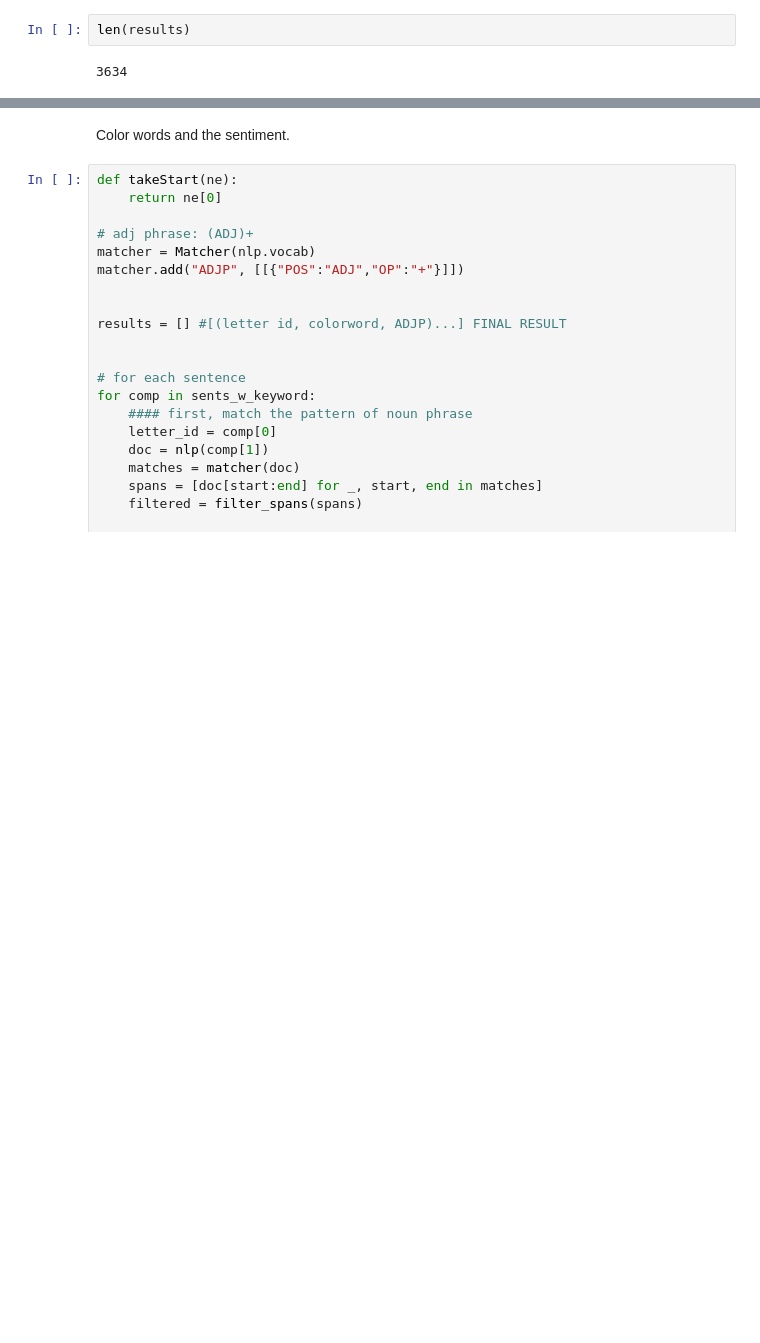
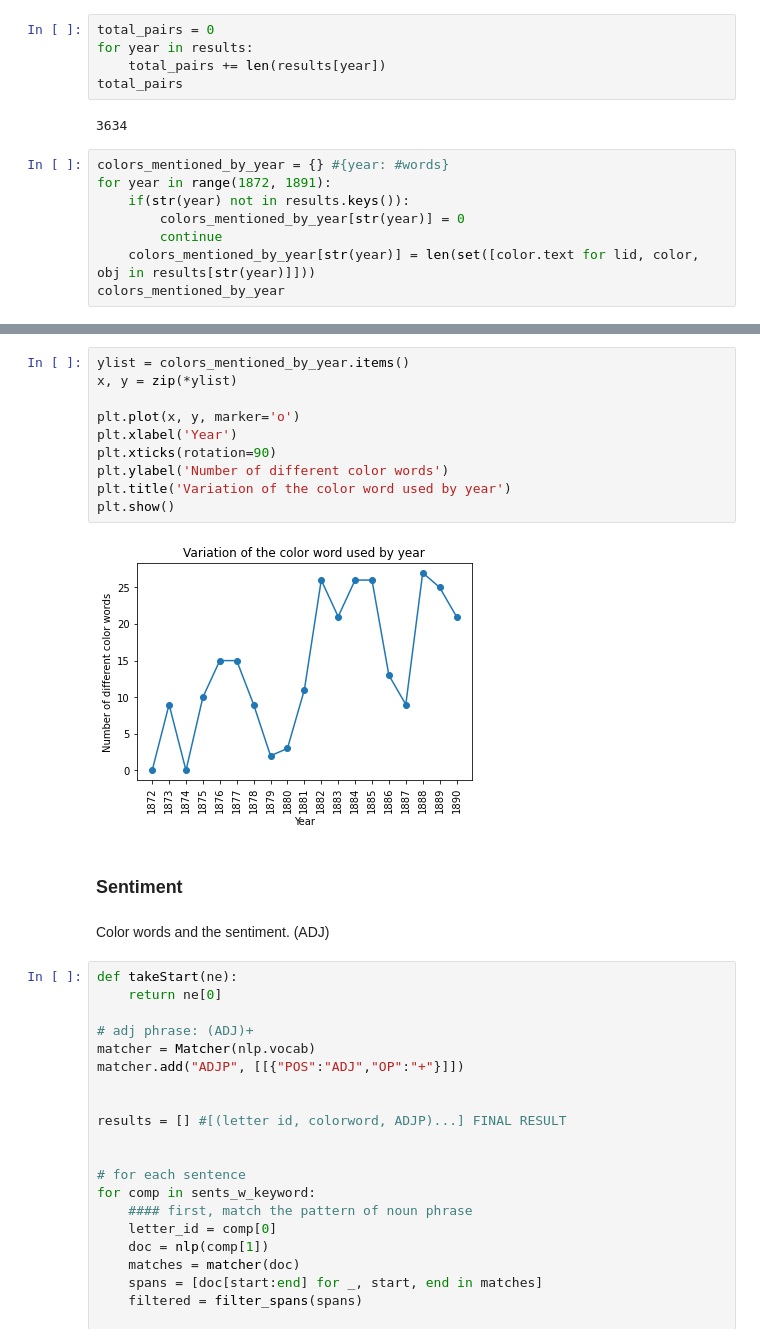
Before and after one commit to Linyhazel/history-and-the-digital, a Jupyter notebook: letter.ipynb, the cells around one changed output, grey strips where cells are left out. Saved outputs shown, nothing was run; the diff lists cells and outputs as text; blank space fills up the shorter version.

```diff
--- a/letter.ipynb
+++ b/letter.ipynb
@@ -234,4 +275,15 @@ results
 # %%
-len(results)
+total_pairs = 0
+for year in results:
+    total_pairs += len(results[year])
+total_pairs
 # %% [output]
 3634
+# %%
+colors_mentioned_by_year = {} #{year: #words}
+for year in range(1872, 1891):
+    if(str(year) not in results.keys()):
+        colors_mentioned_by_year[str(year)] = 0
+        continue
+    colors_mentioned_by_year[str(year)] = len(set([color.text for lid, color, obj in results[str(year)]]))
+colors_mentioned_by_year
@@ -238,5 +310,19 @@ len(results)
+# %%
+ylist = colors_mentioned_by_year.items()
+x, y = zip(*ylist)
+
+plt.plot(x, y, marker='o')
+plt.xlabel('Year')
+plt.xticks(rotation=90)
+plt.ylabel('Number of different color words')
+plt.title('Variation of the color word used by year')
+plt.show()
+# %% [output]
+[figure, added]
+# %% [markdown]
+### Sentiment
 # %% [markdown]
-Color words and the sentiment.
+Color words and the sentiment. (ADJ)
 # %%
 def takeStart(ne):
     return ne[0]
```
Also changed, not shown: parts of 26 cells of this notebook, 2 other files.
